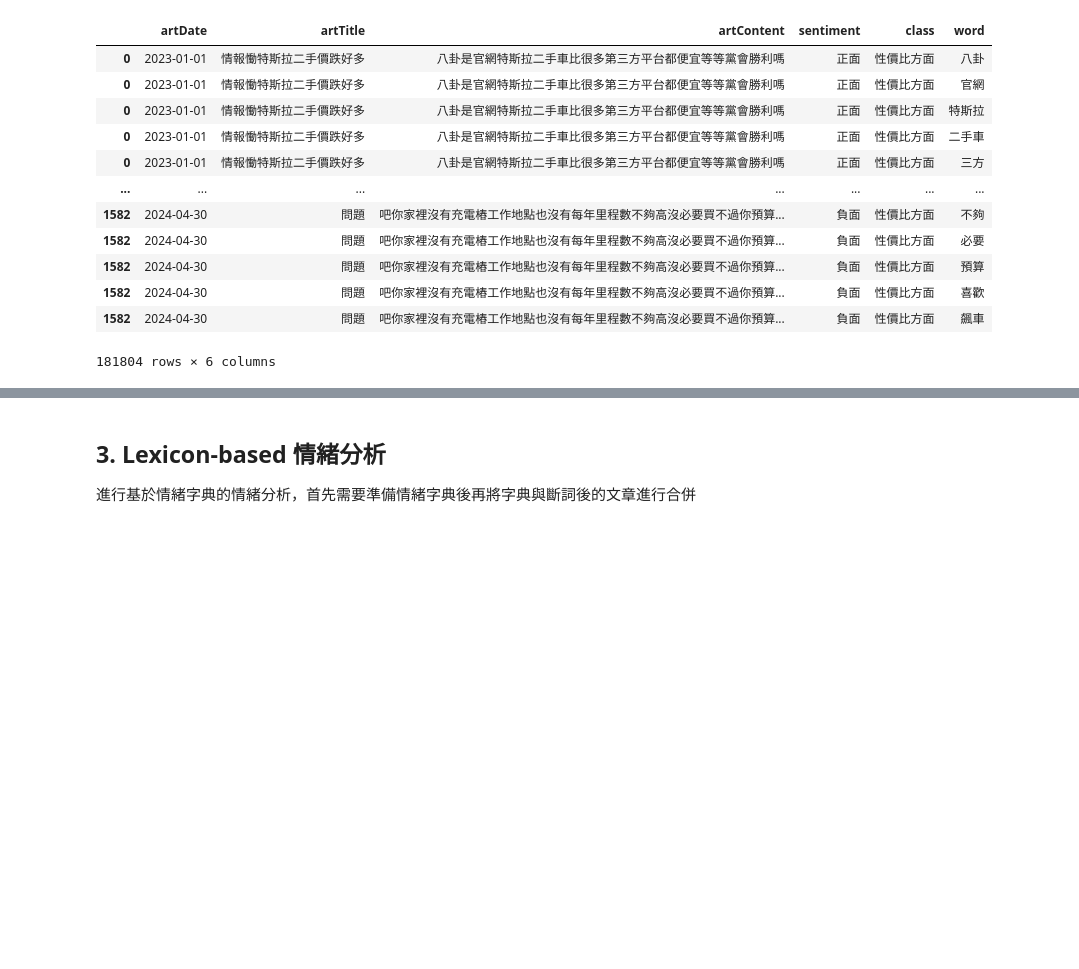
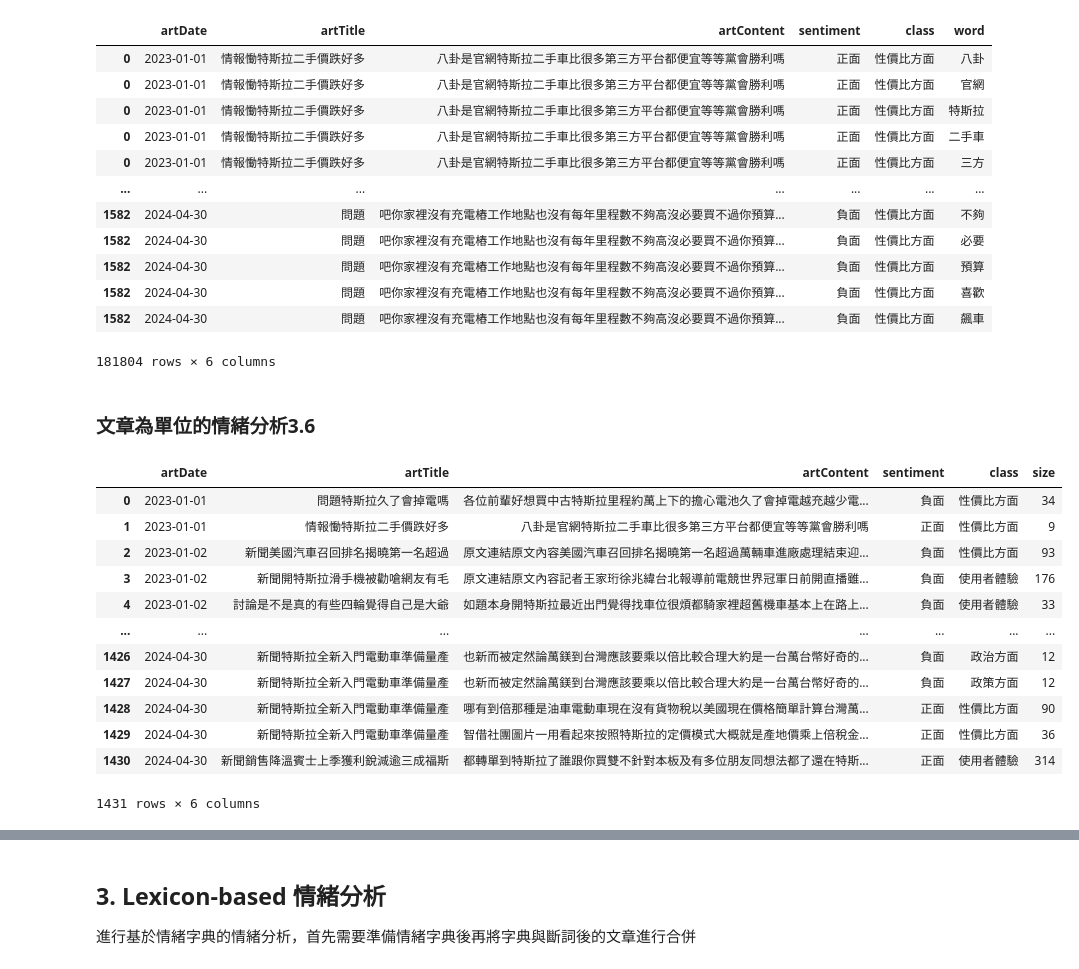
Before and after one commit to jerry791/SMA_project, a Jupyter notebook: 王唯宇/W4-SentimentStock.ipynb, the cells around one changed output, grey strips where cells are left out. Drawn from its saved outputs; the diff is of its cells as text; code cells hidden in the pictures; blank space fills up the shorter version.

```diff
--- a/王唯宇/W4-SentimentStock.ipynb
+++ b/王唯宇/W4-SentimentStock.ipynb
@@ -187,3 +187,25 @@ noStop_df
 | 1582 | 2024-04-30 | 問題 | 吧你家裡沒有充電樁工作地點也沒有每年里程數不夠高沒必要買不過你預算... | 負面 | 性價比方面 | 喜歡 |
 | 1582 | 2024-04-30 | 問題 | 吧你家裡沒有充電樁工作地點也沒有每年里程數不夠高沒必要買不過你預算... | 負面 | 性價比方面 | 飆車 |
 181804 rows × 6 columns
+# %% [markdown]
+### 文章為單位的情緒分析3.6
+# %%
+sentiment_count_by_article = pd.DataFrame(
+    noStop_df.groupby(["artDate","artTitle","artContent" ,"sentiment","class"]).size()
+).reset_index()
+sentiment_count_by_article = sentiment_count_by_article.rename(columns={0: "size"})
+sentiment_count_by_article
+# %% [output]
+|  | artDate | artTitle | artContent | sentiment | class | size |
+| 0 | 2023-01-01 | 問題特斯拉久了會掉電嗎 | 各位前輩好想買中古特斯拉里程約萬上下的擔心電池久了會掉電越充越少電... | 負面 | 性價比方面 | 34 |
+| 1 | 2023-01-01 | 情報慟特斯拉二手價跌好多 | 八卦是官網特斯拉二手車比很多第三方平台都便宜等等黨會勝利嗎 | 正面 | 性價比方面 | 9 |
+| 2 | 2023-01-02 | 新聞美國汽車召回排名揭曉第一名超過 | 原文連結原文內容美國汽車召回排名揭曉第一名超過萬輛車進廠處理結束迎... | 負面 | 性價比方面 | 93 |
+| 3 | 2023-01-02 | 新聞開特斯拉滑手機被勸嗆網友有毛 | 原文連結原文內容記者王家珩徐兆緯台北報導前電競世界冠軍日前開直播雖... | 負面 | 使用者體驗 | 176 |
+| 4 | 2023-01-02 | 討論是不是真的有些四輪覺得自己是大爺 | 如題本身開特斯拉最近出門覺得找車位很煩都騎家裡超舊機車基本上在路上... | 負面 | 使用者體驗 | 33 |
+| ... | ... | ... | ... | ... | ... | ... |
+| 1426 | 2024-04-30 | 新聞特斯拉全新入門電動車準備量產 | 也新而被定然論萬鎂到台灣應該要乘以倍比較合理大約是一台萬台幣好奇的... | 負面 | 政治方面 | 12 |
+| 1427 | 2024-04-30 | 新聞特斯拉全新入門電動車準備量產 | 也新而被定然論萬鎂到台灣應該要乘以倍比較合理大約是一台萬台幣好奇的... | 負面 | 政策方面 | 12 |
+| 1428 | 2024-04-30 | 新聞特斯拉全新入門電動車準備量產 | 哪有到倍那種是油車電動車現在沒有貨物稅以美國現在價格簡單計算台灣萬... | 正面 | 性價比方面 | 90 |
+| 1429 | 2024-04-30 | 新聞特斯拉全新入門電動車準備量產 | 智借社團圖片一用看起來按照特斯拉的定價模式大概就是產地價乘上倍稅金... | 正面 | 性價比方面 | 36 |
+| 1430 | 2024-04-30 | 新聞銷售降溫賓士上季獲利銳減逾三成福斯 | 都轉單到特斯拉了誰跟你買雙不針對本板及有多位朋友同想法都了還在特斯... | 正面 | 使用者體驗 | 314 |
+1431 rows × 6 columns
```
Also changed, not shown: parts of 12 cells of this notebook.
